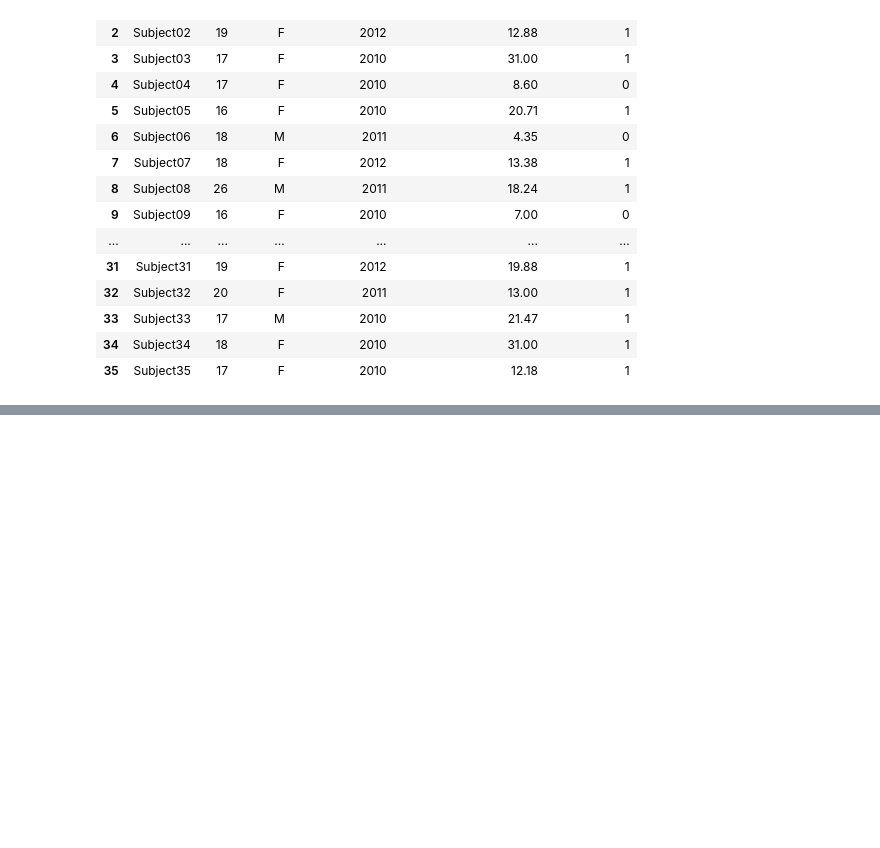
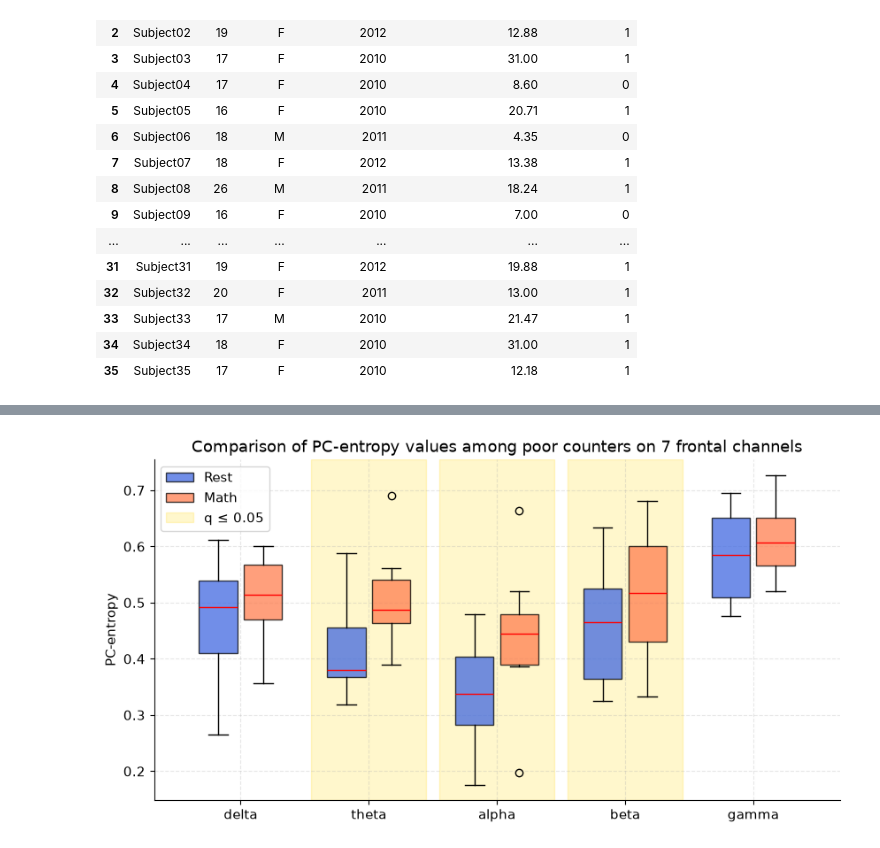
Before and after one commit to francodesource/principal-component-entropy, a Jupyter notebook: pce.ipynb, the cells around one changed output, grey strips where cells are left out. Drawn from its saved outputs; the diff is of its cells as text; code cells hidden in the pictures; blank space fills up the shorter version.

```diff
--- a/pce.ipynb
+++ b/pce.ipynb
@@ -796,0 +850,9 @@ plot_boxplots(
+# %%
+plot_boxplots(
+    pce_rest=pce_rest_pc_waves_7,
+    pce_task=pce_math_pc_waves_7,
+    title='Comparison of PC-entropy values among poor counters on 7 frontal channels',
+    significant=significants_pc_7
+    )
+# %% [output]
+[figure, added]
```
Also changed, not shown: parts of 30 cells of this notebook.
